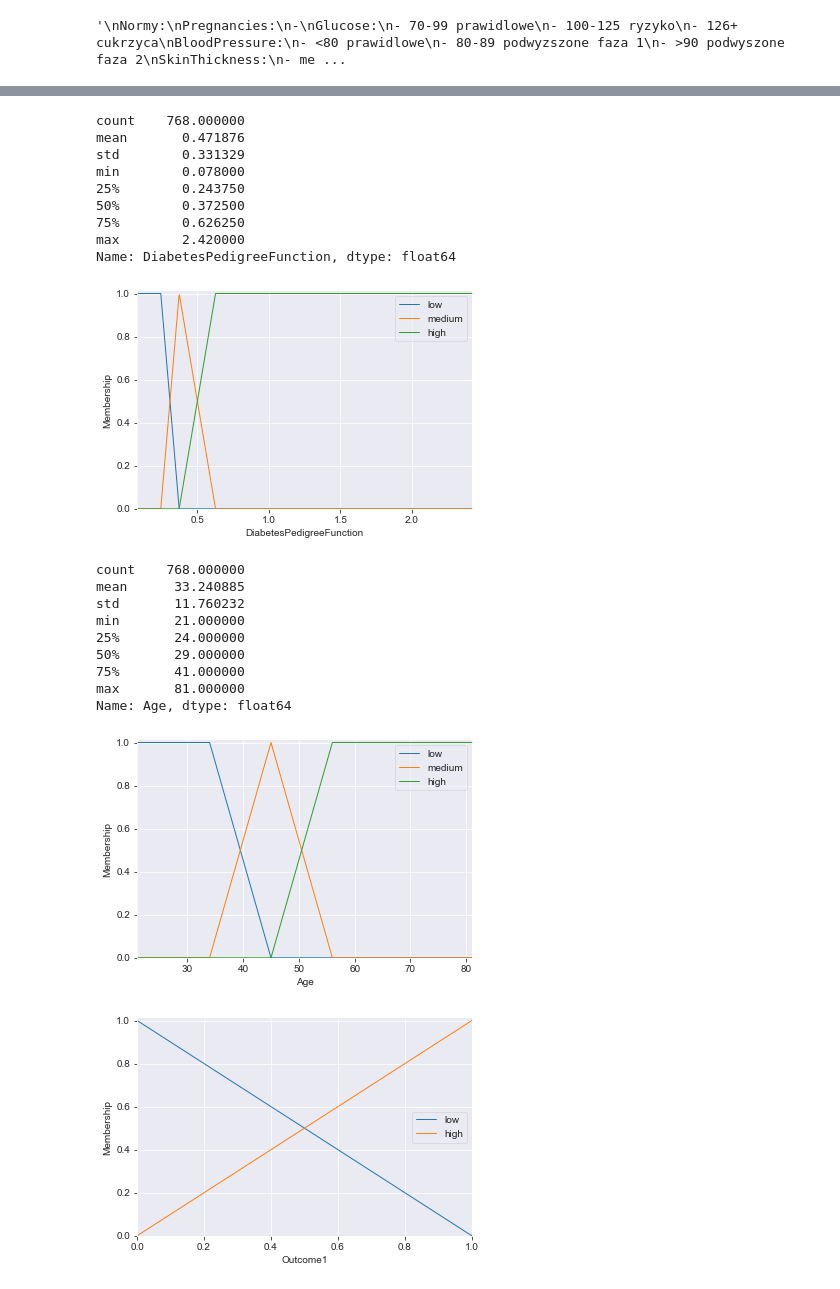
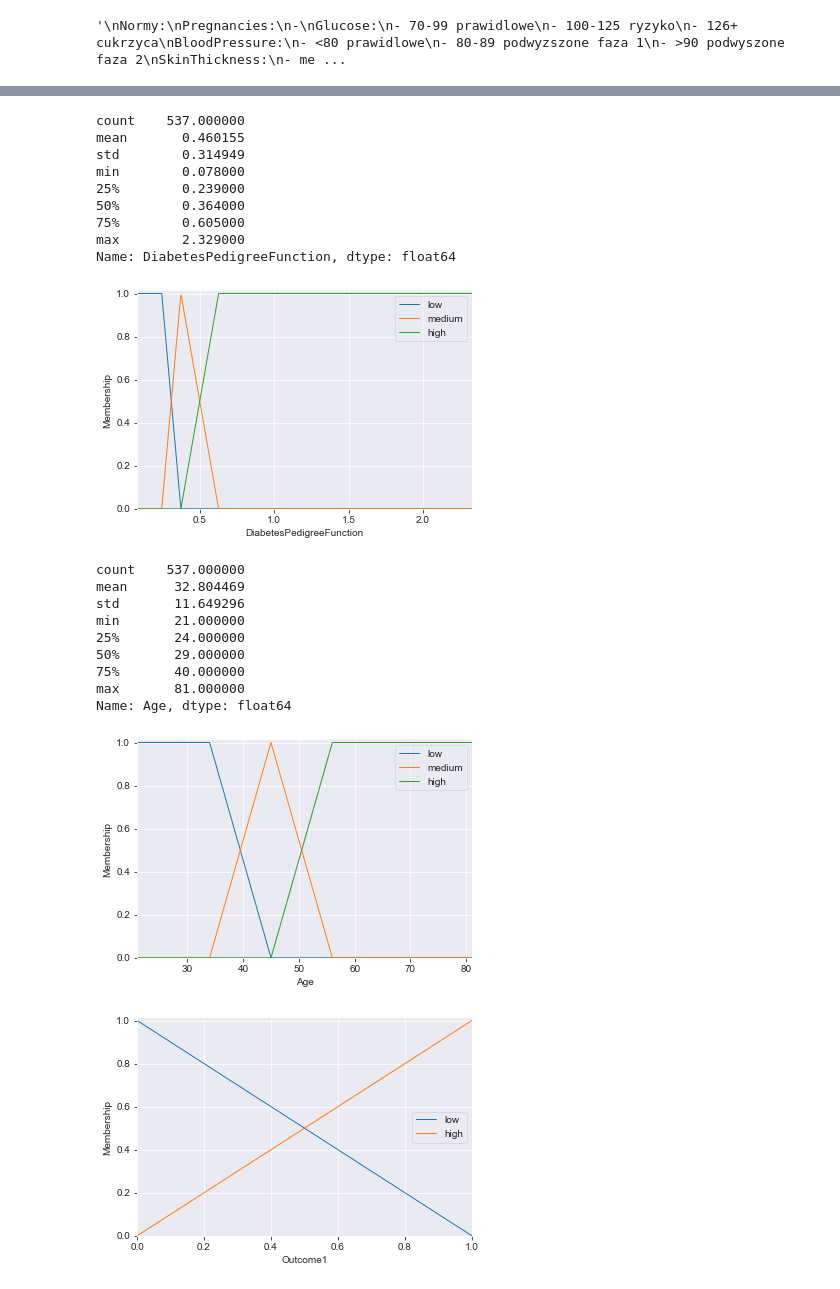
Before and after one commit to Domin8668/Projekt_SSI, a Jupyter notebook: fuzzy.ipynb, the cells around one changed output, grey strips where cells are left out. Drawn from its saved outputs; the diff is of its cells as text; code cells hidden in the pictures.

```diff
--- a/fuzzy.ipynb
+++ b/fuzzy.ipynb
@@ -236,25 +236,25 @@ Name: BMI, dtype: float64
 # %%
-diabetespedigreefunction_data = data['DiabetesPedigreeFunction']
+diabetespedigreefunction_data = training_data['DiabetesPedigreeFunction']
 diabetespedigreefunction_data = diabetespedigreefunction_data[diabetespedigreefunction_data != 0]
 diabetespedigreefunction = ctrl.Antecedent(diabetespedigreefunction_data.sort_values(), 'DiabetesPedigreeFunction')
 diabetespedigreefunction['low'] = fuzz.trapmf(diabetespedigreefunction.universe, [0.078, 0.078, 0.24375, 0.3725])
 diabetespedigreefunction['medium'] = fuzz.trimf(diabetespedigreefunction.universe, [0.24375, 0.3725, 0.62625])
 diabetespedigreefunction['high'] = fuzz.trapmf(diabetespedigreefunction.universe, [0.3725, 0.626250, 2.42, 2.42])
 diabetespedigreefunction.view()
 diabetespedigreefunction_data.describe()
 # %% [output]
-count    768.000000
-mean       0.471876
-std        0.331329
+count    537.000000
+mean       0.460155
+std        0.314949
 min        0.078000
-25%        0.243750
-50%        0.372500
-75%        0.626250
-max        2.420000
+25%        0.239000
+50%        0.364000
+75%        0.605000
+max        2.329000
 Name: DiabetesPedigreeFunction, dtype: float64
-[figure, old version]
+[figure, new version]
 # %%
-age_data = data['Age']
+age_data = training_data['Age']
 age_data = age_data[age_data != 0]
 age = ctrl.Antecedent(age_data.sort_values(), 'Age')
 age['low'] = fuzz.trapmf(age.universe, [21, 21, 34, 45])
@@ -263,13 +263,13 @@ age['high'] = fuzz.trapmf(age.universe, [45, 56, 81, 81])
 age.view()
 age_data.describe()
 # %% [output]
-count    768.000000
-mean      33.240885
-std       11.760232
+count    537.000000
+mean      32.804469
+std       11.649296
 min       21.000000
 25%       24.000000
 50%       29.000000
-75%       41.000000
+75%       40.000000
 max       81.000000
 Name: Age, dtype: float64
 [figure]
```
Also changed, not shown: parts of 8 cells of this notebook.
